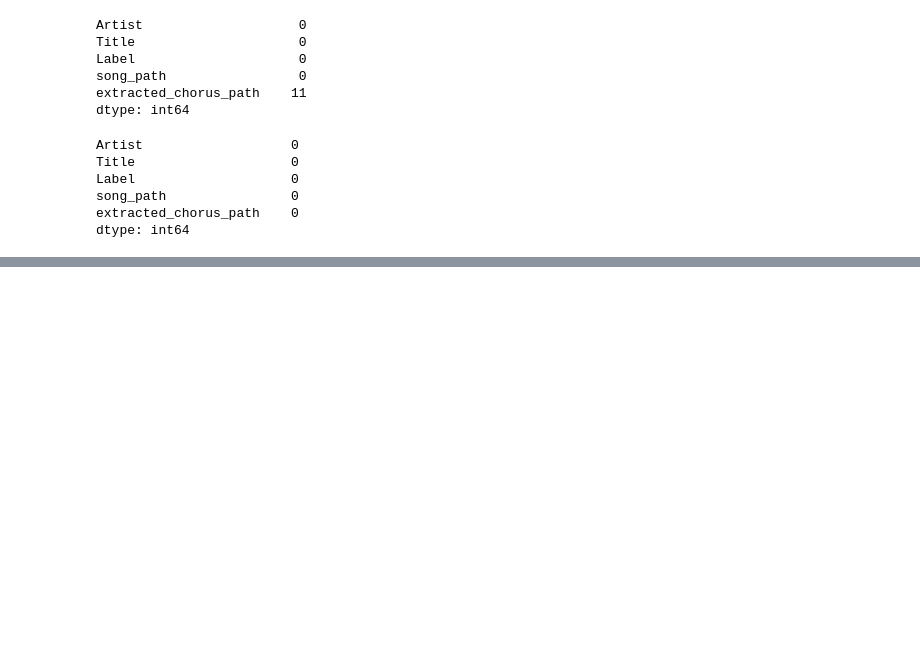
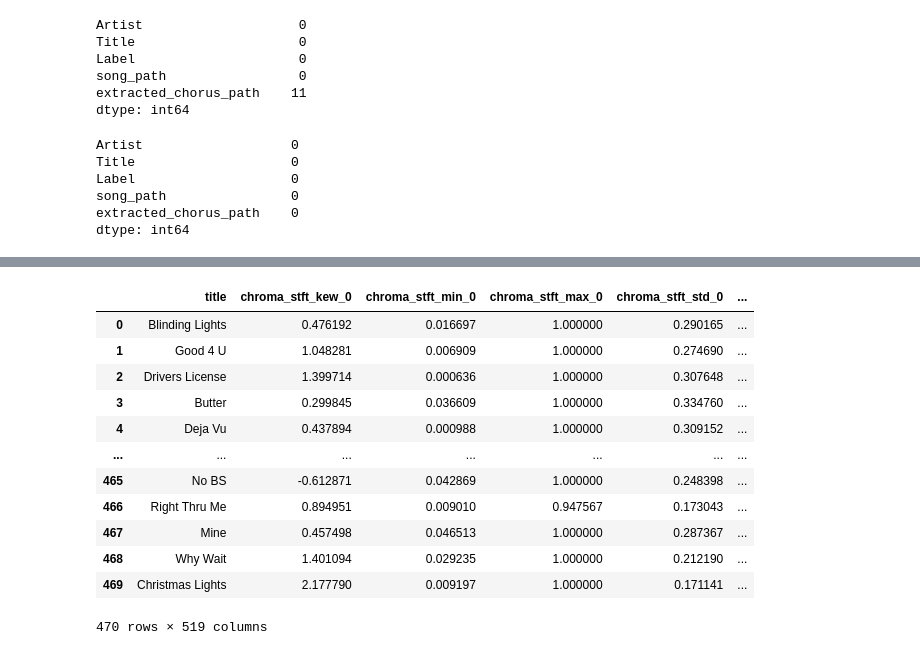
Before and after one commit to Nourhan-Adell/Data_Science_Projects, a Jupyter notebook: Billboard_Hit_Songs_Project/Extract_Chorus.ipynb, the cells around one changed output, grey strips where cells are left out. Saved outputs shown, nothing was run; the diff lists cells and outputs as text; code cells hidden in the pictures; blank space fills up the shorter version.

```diff
--- a/Billboard_Hit_Songs_Project/Extract_Chorus.ipynb
+++ b/Billboard_Hit_Songs_Project/Extract_Chorus.ipynb
@@ -153,0 +199,32 @@ data1.to_csv('extracted_chorus.csv', index=False)
+# %%
+# helper function to get statistics of each dimension data for each audio raw feature
+def statistics(list, feature, columns_name, data):
+    i = 0 # label to track the number of raw dimensions for each audio feature
+    for ele in list:
+        # get the 7 statististics of each raw dimension
+        _skew = skew(ele)
+        columns_name.append(f'{feature}_kew_{i}')
+        min = np.min(ele)
+        columns_name.append(f'{feature}_min_{i}')
+        max = np.max(ele)
+        columns_name.append(f'{feature}_max_{i}')
+        std = np.std(ele)
+        columns_name.append(f'{feature}_std_{i}')
+        mean = np.mean(ele)
+        columns_name.append(f'{feature}_mean_{i}')
+        median = np.median(ele)
+        columns_name.append(f'{feature}_median_{i}')
+        _kurtosis = kurtosis(ele)
+        columns_name.append(f'{feature}_kurtosis_{i}')
+
+        i += 1
+        # append 7 statistics as single row in list
+        data.append(_skew)
+        data.append(min)
+        data.append(max)
+        data.append(std)
+        data.append(mean)
+        data.append(median)
+        data.append(_kurtosis)
+
+    return data
@@ -153,0 +303,17 @@ data1.to_csv('extracted_chorus.csv', index=False)
+# %%
+newData = pd.DataFrame(data, columns=cols) # create dataframe for new extracted audio features
+newData
+# %% [output]
+|  | title | chroma_stft_kew_0 | chroma_stft_min_0 | chroma_stft_max_0 | chroma_stft_std_0 | ... |
+| 0 | Blinding Lights | 0.476192 | 0.016697 | 1.000000 | 0.290165 | ... |
+| 1 | Good 4 U | 1.048281 | 0.006909 | 1.000000 | 0.274690 | ... |
+| 2 | Drivers License | 1.399714 | 0.000636 | 1.000000 | 0.307648 | ... |
+| 3 | Butter | 0.299845 | 0.036609 | 1.000000 | 0.334760 | ... |
+| 4 | Deja Vu | 0.437894 | 0.000988 | 1.000000 | 0.309152 | ... |
+| ... | ... | ... | ... | ... | ... | ... |
+| 465 | No BS | -0.612871 | 0.042869 | 1.000000 | 0.248398 | ... |
+| 466 | Right Thru Me | 0.894951 | 0.009010 | 0.947567 | 0.173043 | ... |
+| 467 | Mine | 0.457498 | 0.046513 | 1.000000 | 0.287367 | ... |
+| 468 | Why Wait | 1.401094 | 0.029235 | 1.000000 | 0.212190 | ... |
+| 469 | Christmas Lights | 2.177790 | 0.009197 | 1.000000 | 0.171141 | ... |
+470 rows × 519 columns
```
Also changed, not shown: parts of 12 cells of this notebook.
